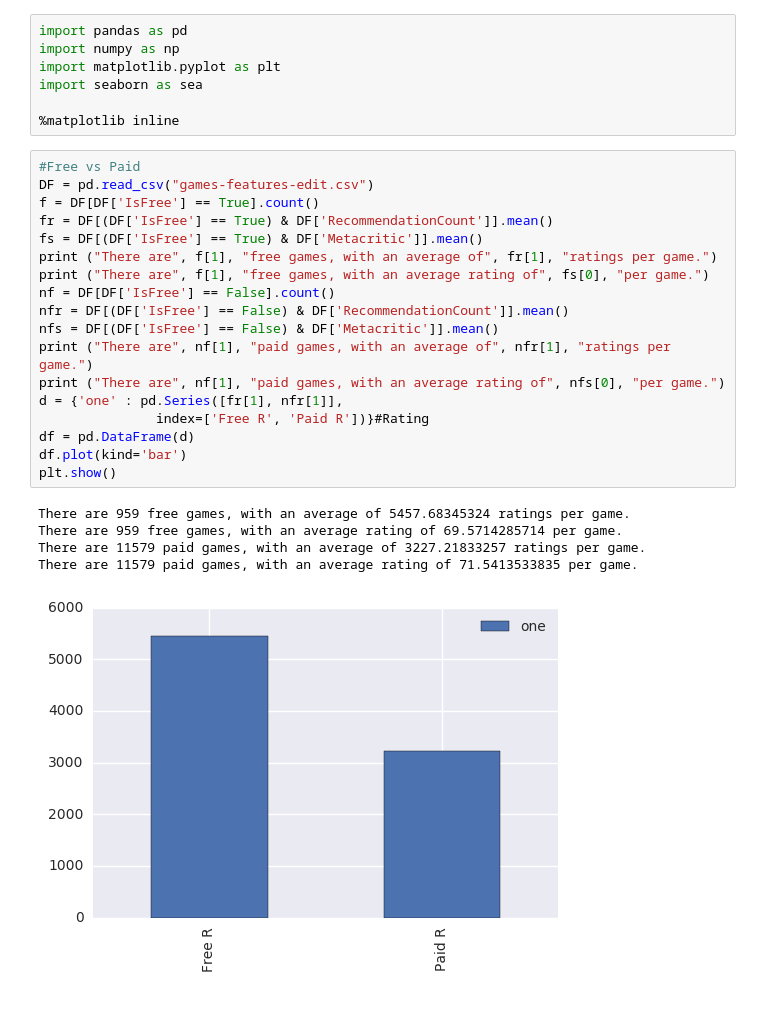
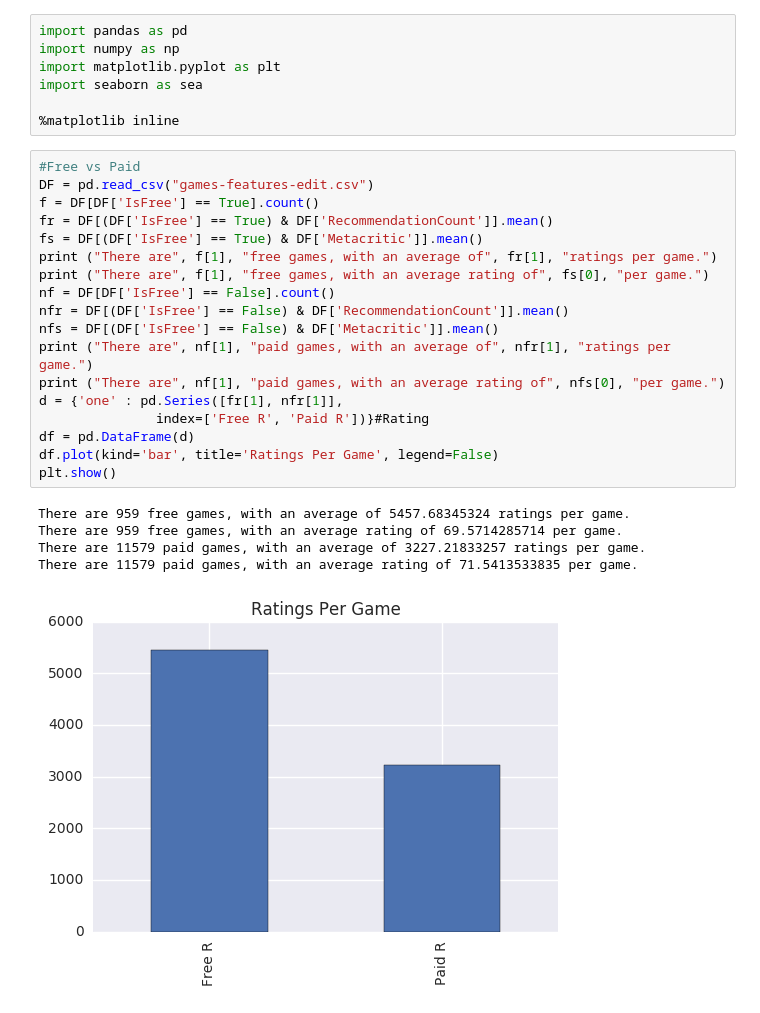
Before and after one commit to CraigKelly/steam-data, a Jupyter notebook: analysis/analysis-elh.ipynb, the cells around one changed output. Saved outputs shown, nothing was run; the diff lists cells and outputs as text.

```diff
--- a/analysis/analysis-elh.ipynb
+++ b/analysis/analysis-elh.ipynb
@@ -8,27 +8,27 @@ import seaborn as sea
 # %%
 #Free vs Paid
 DF = pd.read_csv("games-features-edit.csv")
 f = DF[DF['IsFree'] == True].count()
 fr = DF[(DF['IsFree'] == True) & DF['RecommendationCount']].mean()
 fs = DF[(DF['IsFree'] == True) & DF['Metacritic']].mean()
 print ("There are", f[1], "free games, with an average of", fr[1], "ratings per game.")
 print ("There are", f[1], "free games, with an average rating of", fs[0], "per game.")
 nf = DF[DF['IsFree'] == False].count()
 nfr = DF[(DF['IsFree'] == False) & DF['RecommendationCount']].mean()
 nfs = DF[(DF['IsFree'] == False) & DF['Metacritic']].mean()
 print ("There are", nf[1], "paid games, with an average of", nfr[1], "ratings per game.")
 print ("There are", nf[1], "paid games, with an average rating of", nfs[0], "per game.")
 d = {'one' : pd.Series([fr[1], nfr[1]],
                index=['Free R', 'Paid R'])}#Rating
 df = pd.DataFrame(d)
-df.plot(kind='bar')
+df.plot(kind='bar', title='Ratings Per Game', legend=False)
 plt.show()
 # %% [output]
 There are 959 free games, with an average of 5457.68345324 ratings per game.
 There are 959 free games, with an average rating of 69.5714285714 per game.
 There are 11579 paid games, with an average of 3227.21833257 ratings per game.
 There are 11579 paid games, with an average rating of 71.5413533835 per game.
-[figure, old version]
+[figure, new version]
 # %%
 d = {'one' : pd.Series([fs[0], nfs[0]],
                index=['Free S', 'Paid S'])}#Scoring
```
Also changed, not shown: parts of 6 cells of this notebook, 11 other files.
